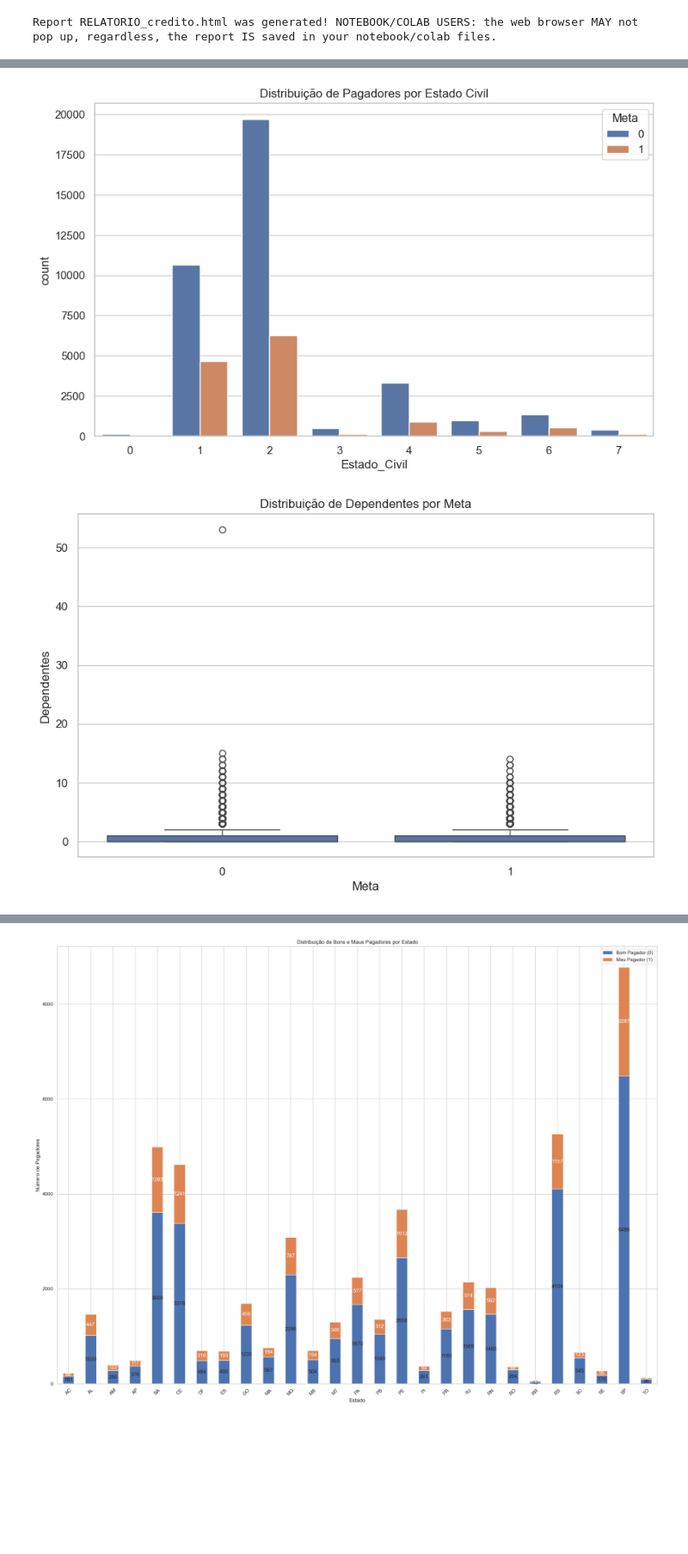
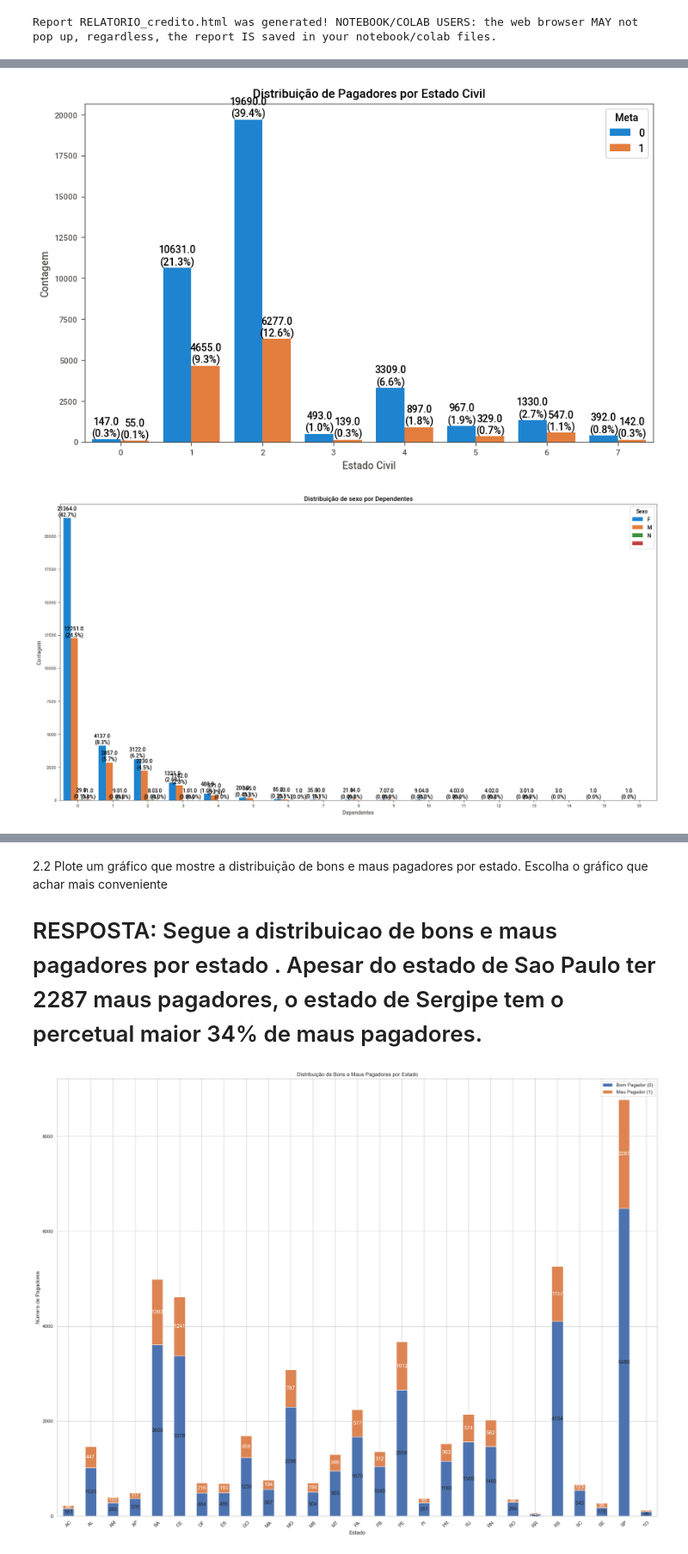
Before and after one commit to friozi/Data-processing-with-python, a Jupyter notebook: Trabalho_final_Python.ipynb, the cells around one changed output, grey strips where cells are left out. Shown: that part at 86% size. Drawn from its saved outputs; the diff is of its cells as text; code cells hidden in the pictures; blank space fills up the shorter version.

```diff
--- a/Trabalho_final_Python.ipynb
+++ b/Trabalho_final_Python.ipynb
@@ -60,18 +70,21 @@ Report RELATORIO_credito.html was generated! NOTEBOOK/COLAB USERS: the web brows
 # %%
-# 2.1 Como as features sexo, estado civil, quantidade de dependentes e nível educacional está relacionada com a variável meta?
+#2.1 Como as features sexo, estado civil, quantidade de dependentes e nível educacional está relacionada com a variável meta?
+
 import pandas as pd
 import seaborn as sns
 import matplotlib.pyplot as plt
 
+# ====== Carregar os dados ======
 df = pd.read_csv("credit.csv", encoding='unicode_escape', sep='\t', header=None)
 
-
-sexo = df[6]           # Coluna 7 nsexo
+# Mapeamento das colunas principais
+sexo = df[6]           # Coluna 7 sexo
 estado_civil = df[7]   # Coluna 8 estado civil
 dependentes = df[8]    # Coluna 9 quantidade de dependentes
 nivel_educacional = df[9] # Coluna 10 nível educacional
-meta = df[53]           # Coluna meta (Bom = 0, Mau = 1)
+meta = df[53]          # Coluna meta (Bom = 0, Mau = 1)
 
+# Criar DataFrame organizado
 dados = pd.DataFrame({
     'Sexo': sexo,
     'Estado_Civil': estado_civil,
@@ -80,30 +93,69 @@ dados = pd.DataFrame({
     'Meta': meta
 })
 
-# Remover nulos
+# Remover valores nulos
 dados = dados.dropna()
+
+# ====== Visualizações ======
+def add_percentages(ax):
+    total = len(dados)
+    for container in ax.containers:
+        labels = []
+        for count in container.datavalues:
+            percentage = f"{(count / total * 100):.1f}%"
+            labels.append(f"{count}\n({percentage})")
+        ax.bar_label(container, labels=labels, label_type='edge')
 
 # Visualização: Gráfico de barras para sexo vs meta
 plt.figure(figsize=(10, 6))
-sns.countplot(x='Sexo', hue='Meta', data=dados)
+ax = sns.countplot(x='Sexo', hue='Meta', data=dados, dodge=True)
+add_percentages(ax)
 plt.title('Distribuição de Pagadores por Sexo')
+plt.ylabel('Contagem')
+plt.xlabel('Sexo')
 plt.show()
 
 # Visualização: Gráfico de barras para estado civil vs meta
 plt.figure(figsize=(10, 6))
-sns.countplot(x='Estado_Civil', hue='Meta', data=dados)
+ax = sns.countplot(x='Estado_Civil', hue='Meta', data=dados, dodge=True)
+add_percentages(ax)
 plt.title('Distribuição de Pagadores por Estado Civil')
+plt.ylabel('Contagem')
+plt.xlabel('Estado Civil')
 plt.show()
 
-# Visualização: Boxplot para dependentes vs meta
-plt.figure(figsize=(10, 6))
-sns.boxplot(x='Meta', y='Dependentes', data=dados)
-plt.title('Distribuição de Dependentes por Meta')
+# Visualização: Gráfico de barras para dependentes vs meta
+plt.figure(figsize=(20, 10))
+ax = sns.countplot(x='Dependentes', hue='Sexo', data=dados, dodge=True)
+add_percentages(ax)
+plt.title('Distribuição de sexo por Dependentes')
+plt.ylabel('Contagem')
+plt.xlabel('Dependentes')
 plt.show()
 
 # Visualização: Gráfico de barras para nível educacional vs meta
 plt.figure(figsize=(10, 6))
-sns.countplot(x='Nivel_Educacional', hue='Meta', data=dados)
+ax = sns.countplot(x='Nivel_Educacional', hue='Meta', data=dados, dodge=True)
+add_percentages(ax)
 plt.title('Distribuição de Pagadores por Nível Educacional')
+plt.ylabel('Contagem')
+plt.xlabel('Nível Educacional')
 plt.show()
+
+## Relacionar Sexo, Quantidade de Dependentes e Meta
+plt.figure(figsize=(12, 7))
+sns.scatterplot(
+    x='Sexo',
+    y='Dependentes',
+    hue='Meta',
+    data=dados,
+    alpha=0.7,
+    palette='Set1',
+    style='Meta'
+)
+plt.title('Relação entre Sexo, Dependentes e Meta', fontsize=16)
+plt.xlabel('Sexo', fontsize=12)
+plt.ylabel('Quantidade de Dependentes', fontsize=12)
+plt.legend(title='Meta (0 = Bom, 1 = Mau)')
+plt.show()
 # %% [output]
@@ -111,2 +163,2 @@ plt.show()
-[figure, old version]
+[figure, new version]
-[figure, old version]
+[figure, new version]
@@ -114,3 +167,6 @@ plt.show()
+# %% [markdown]
+2.2 Plote um gráfico que mostre a distribuição de bons e maus pagadores por estado. Escolha o gráfico que achar mais conveniente
+# RESPOSTA: Segue a distribuicao de bons e maus pagadores por estado . Apesar do estado de Sao Paulo ter 2287 maus pagadores, o estado de Sergipe tem o percetual maior 34%  de maus pagadores.
 # %%
 
 #2.2 Plote um gráfico que mostre a distribuição de bons e maus pagadores por estado. Escolha o gráfico que achar mais conveniente
```
Also changed, not shown: parts of 11 cells of this notebook.
